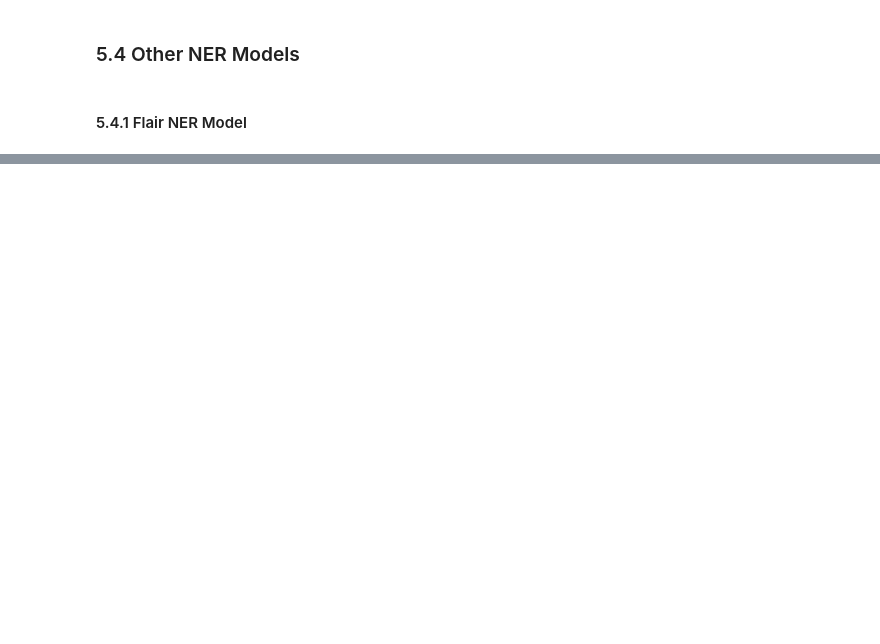
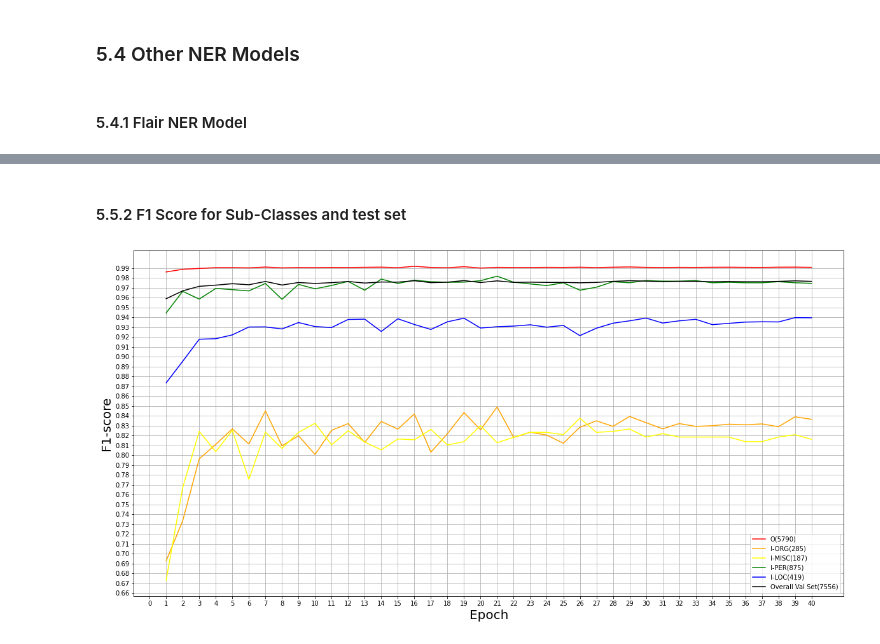
Before and after one commit to seanwelz/5046-A2, a Jupyter notebook: Assignment2_xzho7240_xwan8513.ipynb, the cells around one changed output, grey strips where cells are left out. Saved outputs shown, nothing was run; the diff lists cells and outputs as text; code cells hidden in the pictures; blank space fills up the shorter version.

```diff
--- a/Assignment2_xzho7240_xwan8513.ipynb
+++ b/Assignment2_xzho7240_xwan8513.ipynb
@@ -1318,0 +1475,2 @@ print(classification_report(idx_flair_predict,idx_target_truth,digits=4))
+# %%
+history = model.fit(train_input_pad,np.array(train_output_cat), batch_size=32, epochs=4, validation_split=None, verbose=1)
@@ -1318,0 +1520,8 @@ print(classification_report(idx_flair_predict,idx_target_truth,digits=4))
+# %%
+input_text = Input(shape=(max_len,), dtype=tf.string)
+embedding = Lambda(ElmoEmbedding, output_shape=(None, 1024))(input_text)
+x = Bidirectional(LSTM(units=512, return_sequences=True,recurrent_dropout=0.1, dropout=0.1))(embedding)
+out = TimeDistributed(Dense(7, activation="softmax"))(x)
+model = Model(input_text, out)
+model.compile(optimizer='RMSprop', loss="sparse_categorical_crossentropy", metrics=["accuracy"])
+model.summary()
@@ -1318,0 +1654,2 @@ print(classification_report(idx_flair_predict,idx_target_truth,digits=4))
+# %% [markdown]
+#### 5.5.2 F1 Score for Sub-Classes and test set
@@ -1318,0 +1676,56 @@ print(classification_report(idx_flair_predict,idx_target_truth,digits=4))
+# %%
+# draw graph
+O_f1=[]
+ORG_f1=[]
+MISC_f1=[]
+PER_f1=[]
+LOC_f1=[]
+acc_f1=[]
+
+for i in range(len(rec_pred_val)):
+  f1_dict=classification_report(rec_true_val[i],rec_pred_val[i],output_dict=True)
+  O_f1.append(f1_dict['2']['f1-score'])
+  ORG_f1.append(f1_dict['3']['f1-score'])
+  MISC_f1.append(f1_dict['4']['f1-score'])
+  PER_f1.append(f1_dict['5']['f1-score'])
+  LOC_f1.append(f1_dict['6']['f1-score'])
+  acc_f1.append(f1_dict['accuracy'])
+
+f1=[]
+f1.append(O_f1)
+f1.append(ORG_f1)
+f1.append(MISC_f1)
+f1.append(PER_f1)
+f1.append(LOC_f1)
+f1.append(acc_f1)
+
+colour=['red','orange','yellow','green','blue','black']
+NER_lable=['O(%d)'%(f1_dict['2']['support']),'I-ORG(%d)'%f1_dict['3']['support'],
+           'I-MISC(%d)'%f1_dict['4']['support'],'I-PER(%d)'%f1_dict['5']['support'],
+           'I-LOC(%d)'%f1_dict['6']['support'],'Overall Val Set(%d)'%f1_dict['macro avg']['support']]
+epoch_x=[i for i in range(1,len(rec_true_val)+1,1)]
+
+# plt.title('Hyperparameter Testing')
+for i in range(len(NER_lable)):
+  plt.plot(epoch_x, f1[i], color=colour[i], label=NER_lable[i])
+
+
+
+plt.legend()
+fig = matplotlib.pyplot.gcf()
+fig.set_size_inches(20,10,forward=True)
+plt.xlabel('Epoch')
+plt.ylabel('F1-score')
+plt.rc('xtick', labelsize=10)    # fontsize of the tick labels
+plt.rc('ytick', labelsize=10)
+plt.rc('axes', titlesize=20)     # fontsize of the axes title
+plt.rc('axes', labelsize=20)     # fontsize of axes label
+plt.rc('legend', fontsize=10)
+my_x_ticks = np.arange(0, 41,1)
+my_y_ticks = np.arange(0.66, 1, 0.01)
+plt.xticks(my_x_ticks)
+plt.yticks(my_y_ticks)
+plt.grid()
+plt.show()
+# %% [output]
+[figure, added]
```
Also changed, not shown: parts of 51 cells of this notebook, 7 other files.
